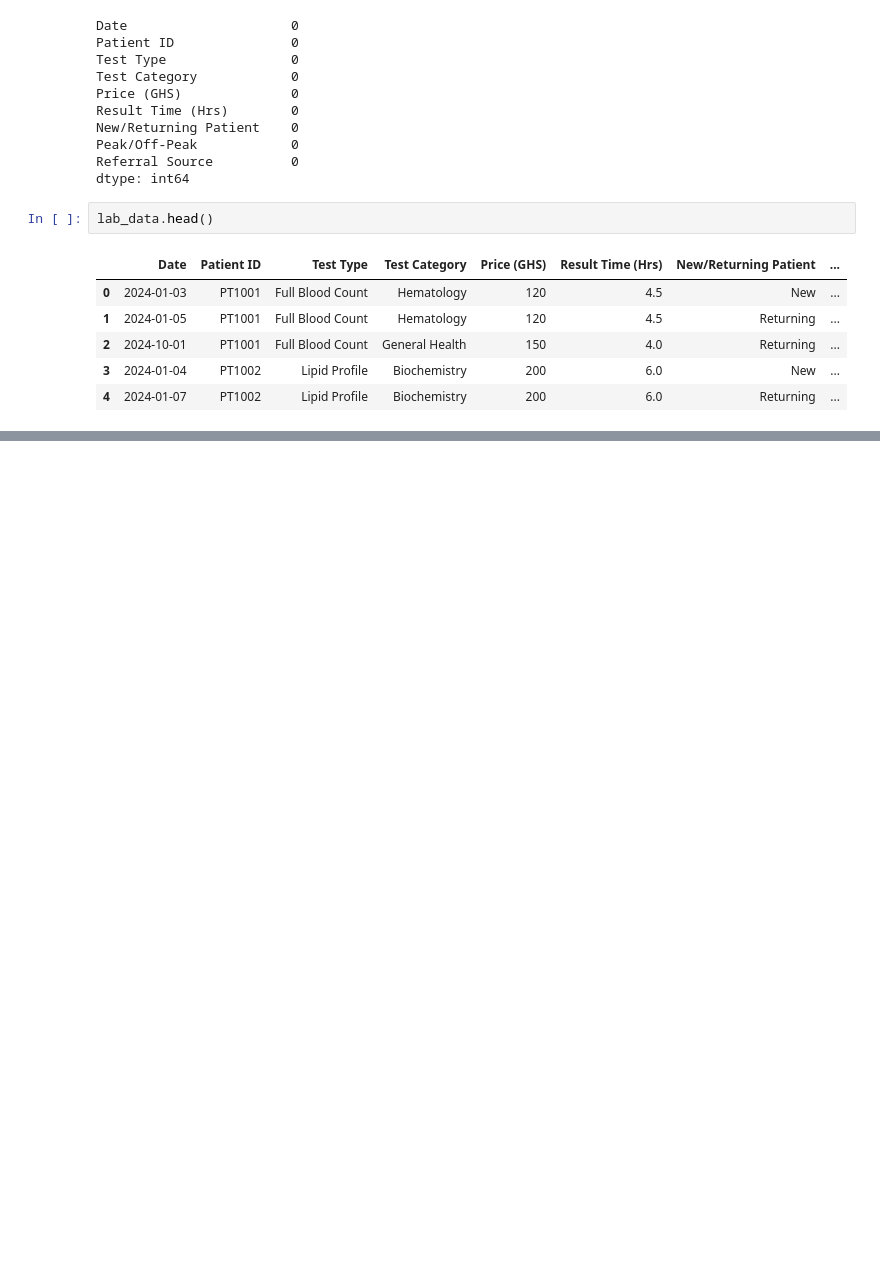
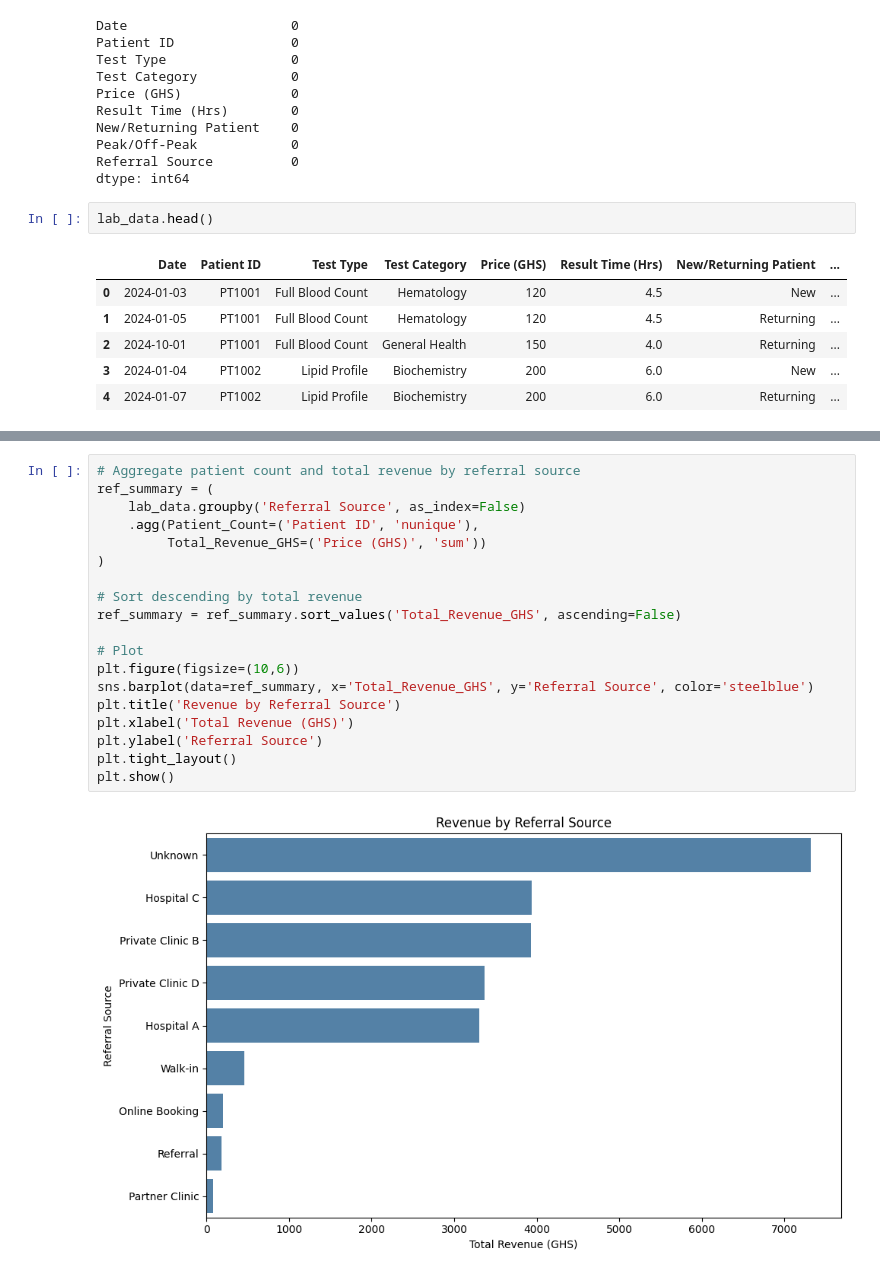
Before and after one commit to aquashie14/Med_Lab_Analysis, a Jupyter notebook: Notebooks/MLA.ipynb, the cells around one changed output, grey strips where cells are left out. Saved outputs shown, nothing was run; the diff lists cells and outputs as text; blank space fills up the shorter version.

```diff
--- a/Notebooks/MLA.ipynb
+++ b/Notebooks/MLA.ipynb
@@ -310,0 +373,21 @@ lab_data.head()
+# %%
+# Aggregate patient count and total revenue by referral source
+ref_summary = (
+    lab_data.groupby('Referral Source', as_index=False)
+    .agg(Patient_Count=('Patient ID', 'nunique'),
+         Total_Revenue_GHS=('Price (GHS)', 'sum'))
+)
+
+# Sort descending by total revenue
+ref_summary = ref_summary.sort_values('Total_Revenue_GHS', ascending=False)
+
+# Plot
+plt.figure(figsize=(10,6))
+sns.barplot(data=ref_summary, x='Total_Revenue_GHS', y='Referral Source', color='steelblue')
+plt.title('Revenue by Referral Source')
+plt.xlabel('Total Revenue (GHS)')
+plt.ylabel('Referral Source')
+plt.tight_layout()
+plt.show()
+# %% [output]
+[figure, added]
```
Also changed, not shown: parts of 6 cells of this notebook.
